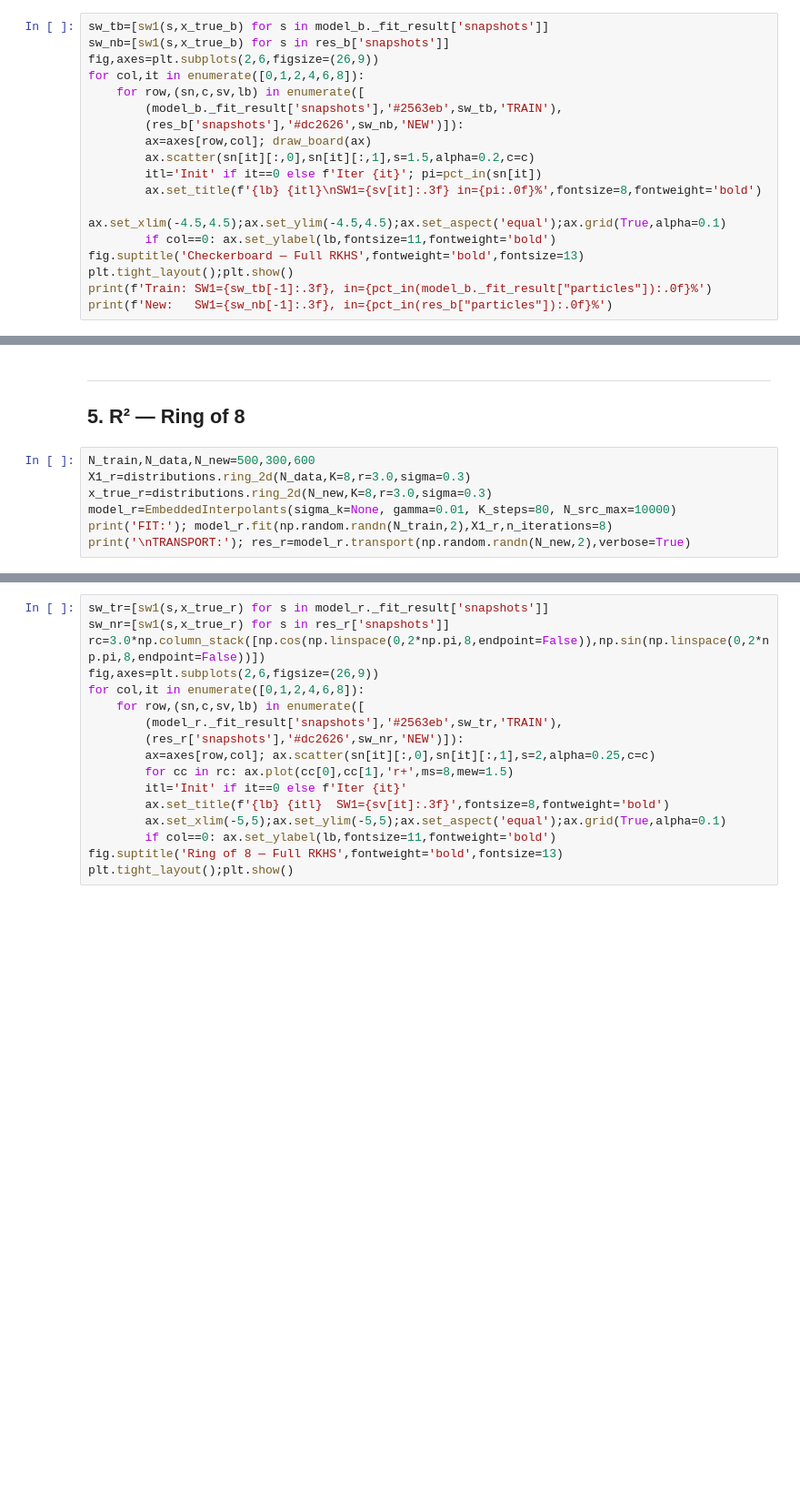
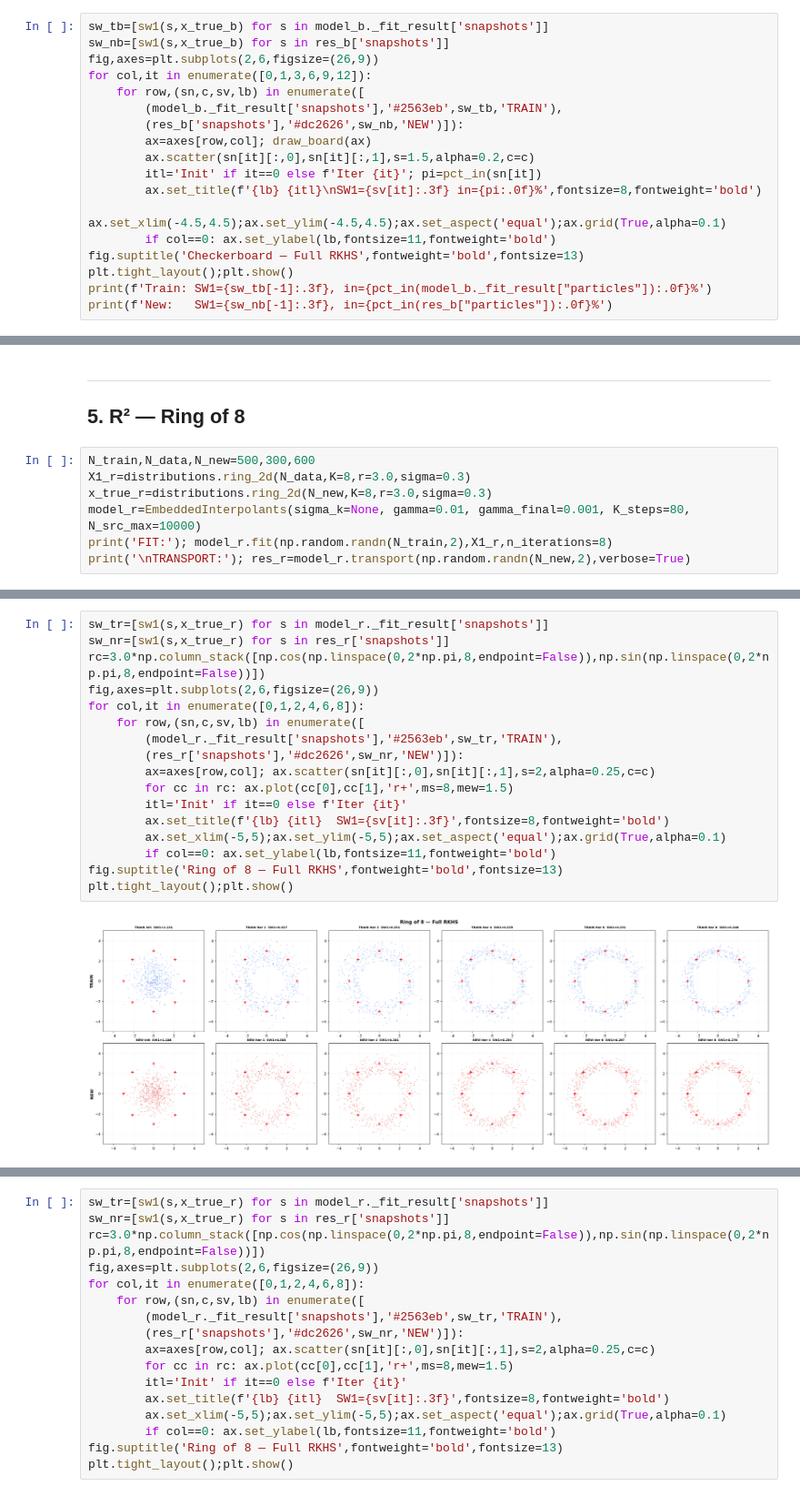
Before and after one commit to RaffoLuca18/Embedded_Interpolants, a Jupyter notebook: experiments/experiments.ipynb, the cells around one changed output, grey strips where cells are left out. Shown at 91% size. Saved outputs shown, nothing was run; the diff lists cells and outputs as text; blank space fills up the shorter version.

```diff
--- a/experiments/experiments.ipynb
+++ b/experiments/experiments.ipynb
@@ -217,7 +221,7 @@ TRANSPORT:
 sw_tb=[sw1(s,x_true_b) for s in model_b._fit_result['snapshots']]
 sw_nb=[sw1(s,x_true_b) for s in res_b['snapshots']]
 fig,axes=plt.subplots(2,6,figsize=(26,9))
-for col,it in enumerate([0,1,2,4,6,8]):
+for col,it in enumerate([0,1,3,6,9,12]):
     for row,(sn,c,sv,lb) in enumerate([
         (model_b._fit_result['snapshots'],'#2563eb',sw_tb,'TRAIN'),
         (res_b['snapshots'],'#dc2626',sw_nb,'NEW')]):
@@ -242,7 +246,7 @@ New:   SW1=0.135, in=76%
 N_train,N_data,N_new=500,300,600
 X1_r=distributions.ring_2d(N_data,K=8,r=3.0,sigma=0.3)
 x_true_r=distributions.ring_2d(N_new,K=8,r=3.0,sigma=0.3)
-model_r=EmbeddedInterpolants(sigma_k=None, gamma=0.01, K_steps=80, N_src_max=10000)
+model_r=EmbeddedInterpolants(sigma_k=None, gamma=0.01, gamma_final=0.001, K_steps=80, N_src_max=10000)
 print('FIT:'); model_r.fit(np.random.randn(N_train,2),X1_r,n_iterations=8)
 print('\nTRANSPORT:'); res_r=model_r.transport(np.random.randn(N_new,2),verbose=True)
 # %% [output]
@@ -255,0 +272,19 @@ KeyboardInterrupt:
+# %%
+sw_tr=[sw1(s,x_true_r) for s in model_r._fit_result['snapshots']]
+sw_nr=[sw1(s,x_true_r) for s in res_r['snapshots']]
+rc=3.0*np.column_stack([np.cos(np.linspace(0,2*np.pi,8,endpoint=False)),np.sin(np.linspace(0,2*np.pi,8,endpoint=False))])
+fig,axes=plt.subplots(2,6,figsize=(26,9))
+for col,it in enumerate([0,1,2,4,6,8]):
+    for row,(sn,c,sv,lb) in enumerate([
+        (model_r._fit_result['snapshots'],'#2563eb',sw_tr,'TRAIN'),
+        (res_r['snapshots'],'#dc2626',sw_nr,'NEW')]):
+        ax=axes[row,col]; ax.scatter(sn[it][:,0],sn[it][:,1],s=2,alpha=0.25,c=c)
+        for cc in rc: ax.plot(cc[0],cc[1],'r+',ms=8,mew=1.5)
+        itl='Init' if it==0 else f'Iter {it}'
+        ax.set_title(f'{lb} {itl}  SW1={sv[it]:.3f}',fontsize=8,fontweight='bold')
+        ax.set_xlim(-5,5);ax.set_ylim(-5,5);ax.set_aspect('equal');ax.grid(True,alpha=0.1)
+        if col==0: ax.set_ylabel(lb,fontsize=11,fontweight='bold')
+fig.suptitle('Ring of 8 — Full RKHS',fontweight='bold',fontsize=13)
+plt.tight_layout();plt.show()
+# %% [output]
+[figure, added]
```
Also changed, not shown: parts of 10 cells of this notebook, 1 other file.
